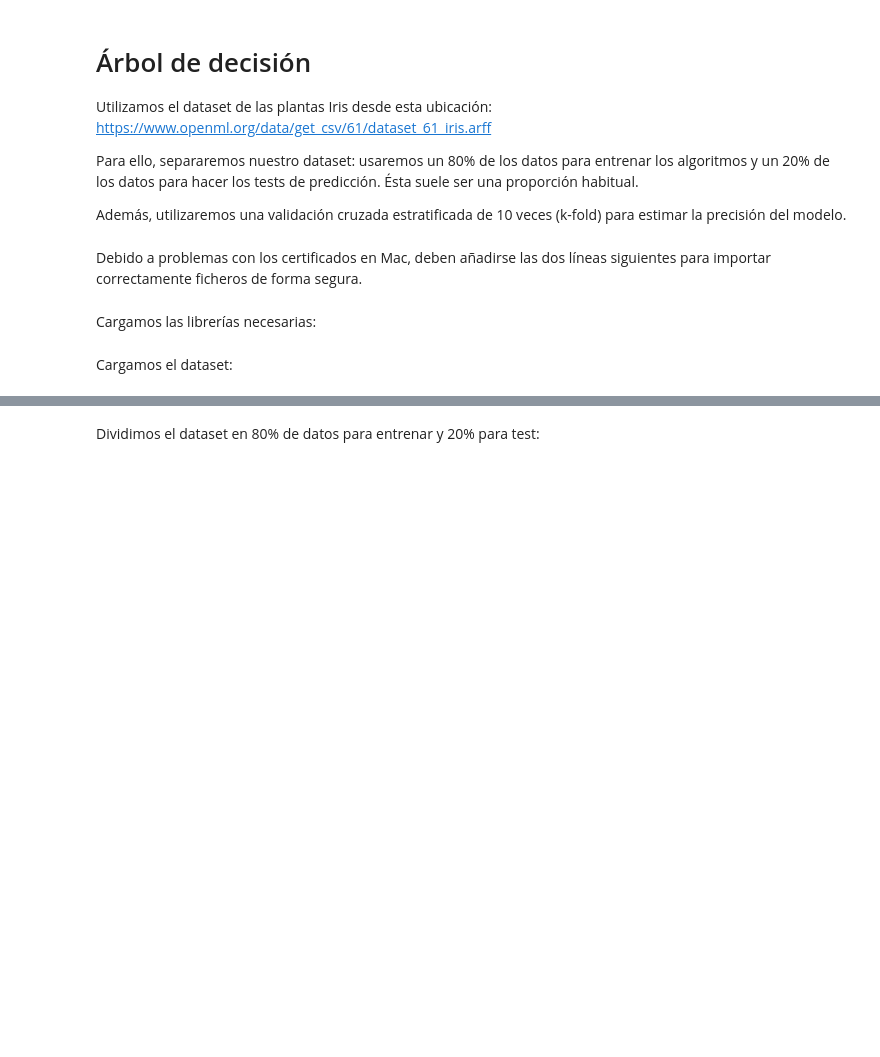
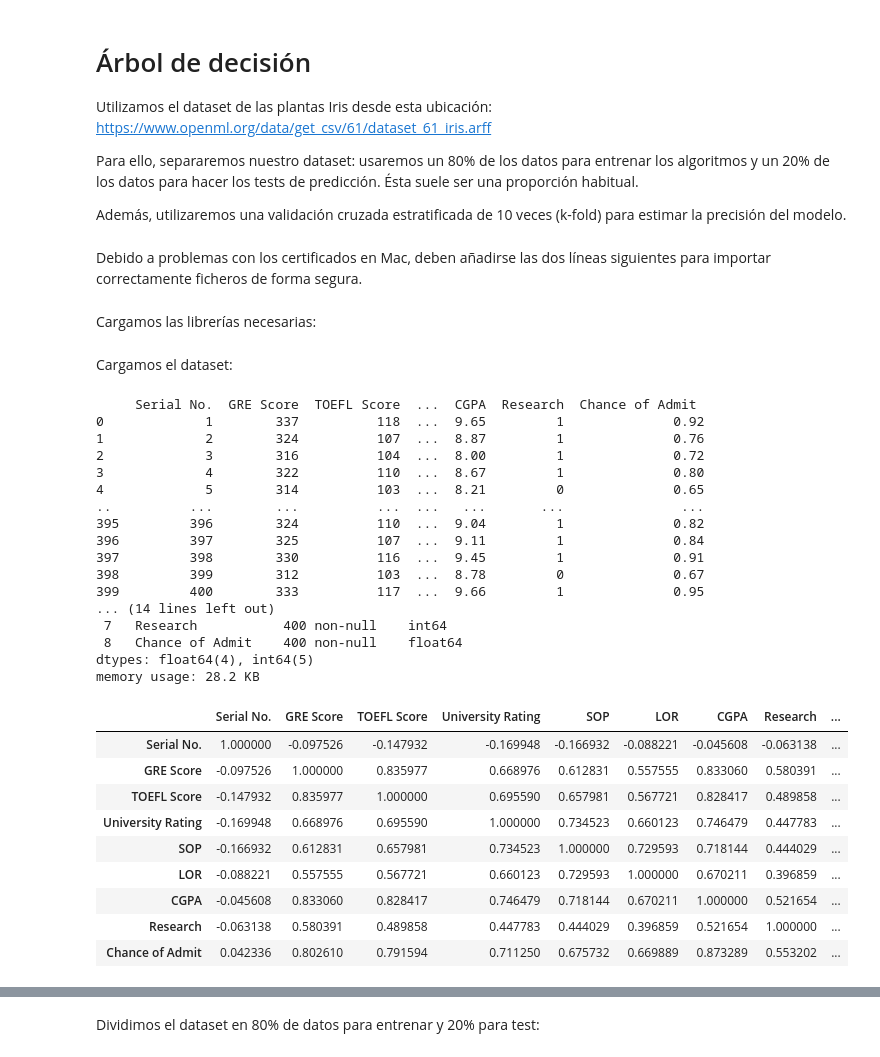
Before and after one commit to DanielCarrascoPerez/AAMD, a Jupyter notebook: Trabajo2/Daniel_Carrasco_Perez_Trabajo_2.ipynb, the cells around one changed output, grey strips where cells are left out. Saved outputs shown, nothing was run; the diff lists cells and outputs as text; code cells hidden in the pictures; blank space fills up the shorter version.

```diff
--- a/Trabajo2/Daniel_Carrasco_Perez_Trabajo_2.ipynb
+++ b/Trabajo2/Daniel_Carrasco_Perez_Trabajo_2.ipynb
@@ -40,0 +45,32 @@ dataset = read_csv(url)
+# %%
+print(dataset)
+dataset.info()
+dataset.corr()
+# %% [output]
+     Serial No.  GRE Score  TOEFL Score  ...  CGPA  Research  Chance of Admit
+0             1        337          118  ...  9.65         1              0.92
+1             2        324          107  ...  8.87         1              0.76
+2             3        316          104  ...  8.00         1              0.72
+3             4        322          110  ...  8.67         1              0.80
+4             5        314          103  ...  8.21         0              0.65
+..          ...        ...          ...  ...   ...       ...               ...
+395         396        324          110  ...  9.04         1              0.82
+396         397        325          107  ...  9.11         1              0.84
+397         398        330          116  ...  9.45         1              0.91
+398         399        312          103  ...  8.78         0              0.67
+399         400        333          117  ...  9.66         1              0.95
+... (14 lines left out)
+ 7   Research           400 non-null    int64
+ 8   Chance of Admit    400 non-null    float64
+dtypes: float64(4), int64(5)
+memory usage: 28.2 KB
+|  | Serial No. | GRE Score | TOEFL Score | University Rating | SOP | LOR | CGPA | Research | ... |
+| Serial No. | 1.000000 | -0.097526 | -0.147932 | -0.169948 | -0.166932 | -0.088221 | -0.045608 | -0.063138 | ... |
+| GRE Score | -0.097526 | 1.000000 | 0.835977 | 0.668976 | 0.612831 | 0.557555 | 0.833060 | 0.580391 | ... |
+| TOEFL Score | -0.147932 | 0.835977 | 1.000000 | 0.695590 | 0.657981 | 0.567721 | 0.828417 | 0.489858 | ... |
+| University Rating | -0.169948 | 0.668976 | 0.695590 | 1.000000 | 0.734523 | 0.660123 | 0.746479 | 0.447783 | ... |
+| SOP | -0.166932 | 0.612831 | 0.657981 | 0.734523 | 1.000000 | 0.729593 | 0.718144 | 0.444029 | ... |
+| LOR | -0.088221 | 0.557555 | 0.567721 | 0.660123 | 0.729593 | 1.000000 | 0.670211 | 0.396859 | ... |
+| CGPA | -0.045608 | 0.833060 | 0.828417 | 0.746479 | 0.718144 | 0.670211 | 1.000000 | 0.521654 | ... |
+| Research | -0.063138 | 0.580391 | 0.489858 | 0.447783 | 0.444029 | 0.396859 | 0.521654 | 1.000000 | ... |
+| Chance of Admit | 0.042336 | 0.802610 | 0.791594 | 0.711250 | 0.675732 | 0.669889 | 0.873289 | 0.553202 | ... |
```
Also changed, not shown: parts of 19 cells of this notebook.
